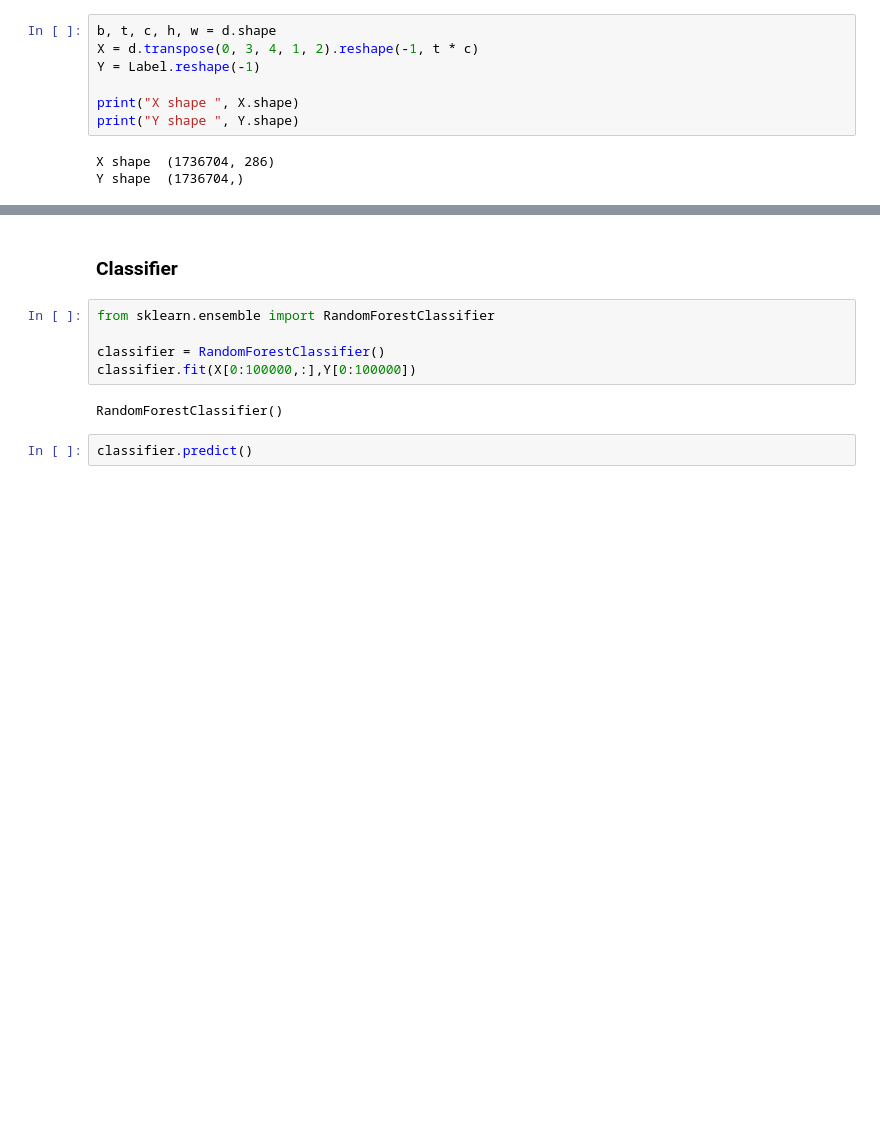
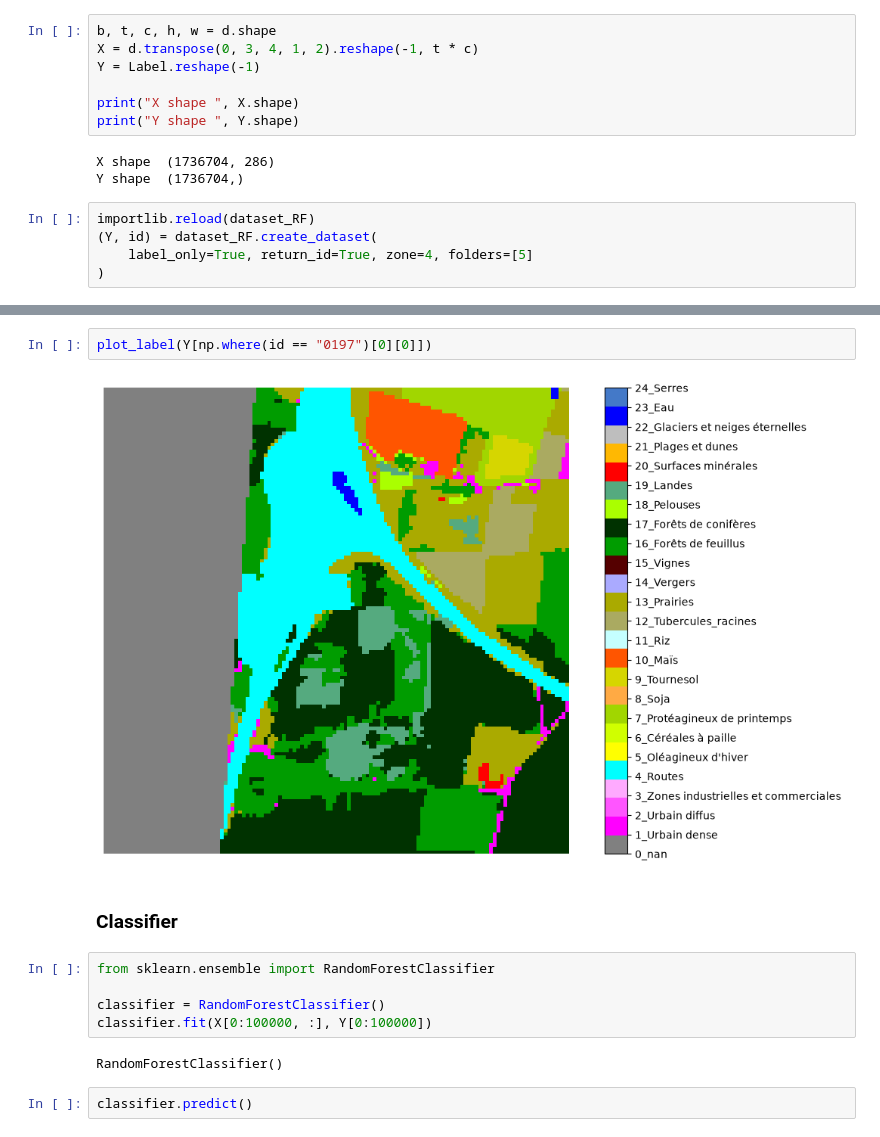
Before and after one commit to hugokerino/next_oso, a Jupyter notebook: RandomForest/test.ipynb, the cells around one changed output, grey strips where cells are left out. Drawn from its saved outputs; the diff is of its cells as text; blank space fills up the shorter version.

```diff
--- a/RandomForest/test.ipynb
+++ b/RandomForest/test.ipynb
@@ -73,3 +91,8 @@ print("Y shape ", Y.shape)
 # %% [output]
 X shape  (1736704, 286)
 Y shape  (1736704,)
+# %%
+importlib.reload(dataset_RF)
+(Y, id) = dataset_RF.create_dataset(
+    label_only=True, return_id=True, zone=4, folders=[5]
+)
@@ -76,10 +119,14 @@ Y shape  (1736704,)
+# %%
+plot_label(Y[np.where(id == "0197")[0][0]])
+# %% [output]
+[figure, added]
 # %% [markdown]
 ### Classifier
 # %%
 from sklearn.ensemble import RandomForestClassifier
 
 classifier = RandomForestClassifier()
-classifier.fit(X[0:100000,:],Y[0:100000])
+classifier.fit(X[0:100000, :], Y[0:100000])
 # %% [output]
 RandomForestClassifier()
 # %%
```
Also changed, not shown: parts of 8 cells of this notebook, 10 other files.
